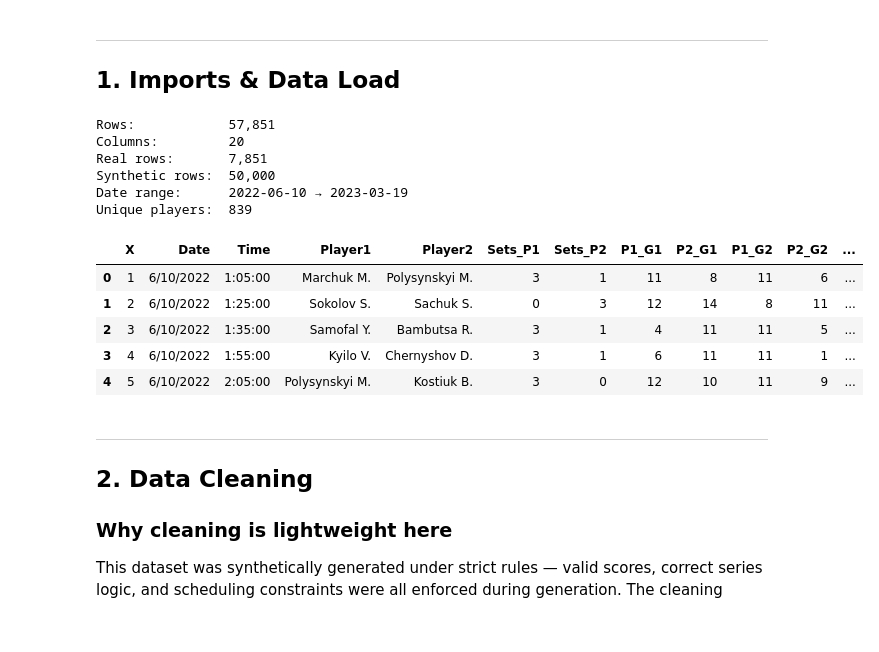
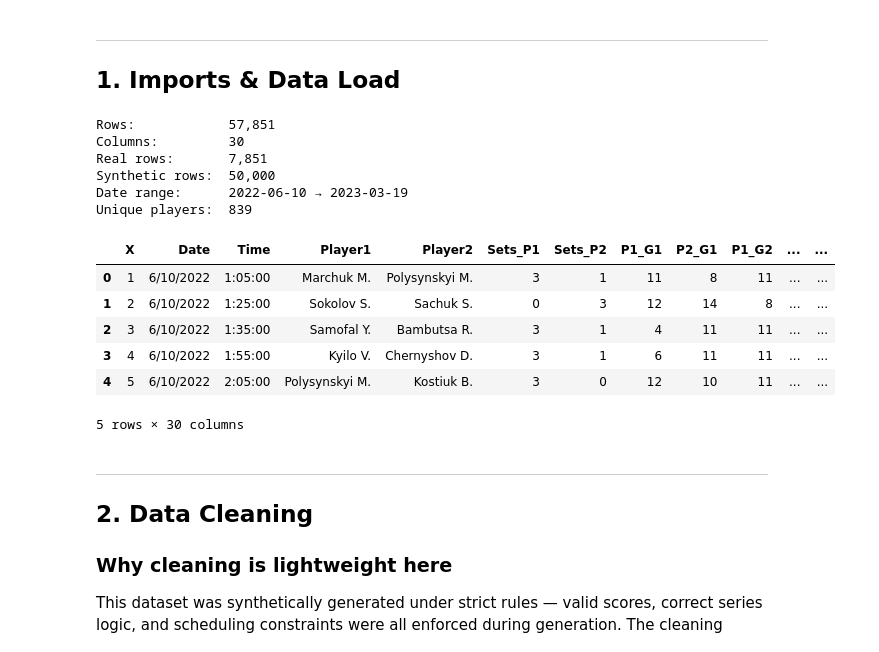
Before and after one commit to Commit-Thomas/Ping_Pong_Analysis, a Jupyter notebook: notebooks/01_eda_feature_engineering.ipynb, the cells around one changed output. Cells and saved outputs as stored; diff of their text form; code cells hidden in the pictures.

```diff
--- a/notebooks/01_eda_feature_engineering.ipynb
+++ b/notebooks/01_eda_feature_engineering.ipynb
@@ -34,41 +34,42 @@ import matplotlib.dates as mdates
 import seaborn as sns
 from scipy import stats
 
 sns.set_theme(style='whitegrid', palette='muted')
 plt.rcParams['figure.figsize'] = (13, 5)
 plt.rcParams['figure.dpi'] = 100
 
-df = pd.read_csv('ping_pong_data.csv')
+df = pd.read_csv('../data/raw/ping_pong_data.csv')
 
 # Parse datetime and sort chronologically — critical for leakage-free features
 df['DateTime'] = pd.to_datetime(
     df['Date'] + ' ' + df['Time'], format='%m/%d/%Y %H:%M:%S'
 )
 df = df.sort_values('DateTime').reset_index(drop=True)
 
 # Tag data source for reference in EDA
 df['Source'] = df['X'].apply(lambda x: 'Real' if x <= 7851 else 'Synthetic')
 
 print(f'Rows:            {len(df):,}')
 print(f'Columns:         {len(df.columns)}')
 print(f'Real rows:       {len(df[df["Source"] == "Real"]):,}')
 print(f'Synthetic rows:  {len(df[df["Source"] == "Synthetic"]):,}')
 print(f'Date range:      {df["DateTime"].min().date()} → {df["DateTime"].max().date()}')
 print(f'Unique players:  {pd.concat([df["Player1"], df["Player2"]]).nunique():,}')
 df.head()
 # %% [output]
 Rows:            57,851
-Columns:         20
+Columns:         30
 Real rows:       7,851
 Synthetic rows:  50,000
 Date range:      2022-06-10 → 2023-03-19
 Unique players:  839
-|  | X | Date | Time | Player1 | Player2 | Sets_P1 | Sets_P2 | P1_G1 | P2_G1 | P1_G2 | P2_G2 | ... |
-| 0 | 1 | 6/10/2022 | 1:05:00 | Marchuk M. | Polysynskyi M. | 3 | 1 | 11 | 8 | 11 | 6 | ... |
-| 1 | 2 | 6/10/2022 | 1:25:00 | Sokolov S. | Sachuk S. | 0 | 3 | 12 | 14 | 8 | 11 | ... |
-| 2 | 3 | 6/10/2022 | 1:35:00 | Samofal Y. | Bambutsa R. | 3 | 1 | 4 | 11 | 11 | 5 | ... |
-| 3 | 4 | 6/10/2022 | 1:55:00 | Kyilo V. | Chernyshov D. | 3 | 1 | 6 | 11 | 11 | 1 | ... |
-| 4 | 5 | 6/10/2022 | 2:05:00 | Polysynskyi M. | Kostiuk B. | 3 | 0 | 12 | 10 | 11 | 9 | ... |
+|  | X | Date | Time | Player1 | Player2 | Sets_P1 | Sets_P2 | P1_G1 | P2_G1 | P1_G2 | ... | ... |
+| 0 | 1 | 6/10/2022 | 1:05:00 | Marchuk M. | Polysynskyi M. | 3 | 1 | 11 | 8 | 11 | ... | ... |
+| 1 | 2 | 6/10/2022 | 1:25:00 | Sokolov S. | Sachuk S. | 0 | 3 | 12 | 14 | 8 | ... | ... |
+| 2 | 3 | 6/10/2022 | 1:35:00 | Samofal Y. | Bambutsa R. | 3 | 1 | 4 | 11 | 11 | ... | ... |
+| 3 | 4 | 6/10/2022 | 1:55:00 | Kyilo V. | Chernyshov D. | 3 | 1 | 6 | 11 | 11 | ... | ... |
+| 4 | 5 | 6/10/2022 | 2:05:00 | Polysynskyi M. | Kostiuk B. | 3 | 0 | 12 | 10 | 11 | ... | ... |
+5 rows × 30 columns
 # %% [markdown]
 ---
 ## 2. Data Cleaning
```
Also changed, not shown: parts of 8 cells of this notebook, 22 other files.
